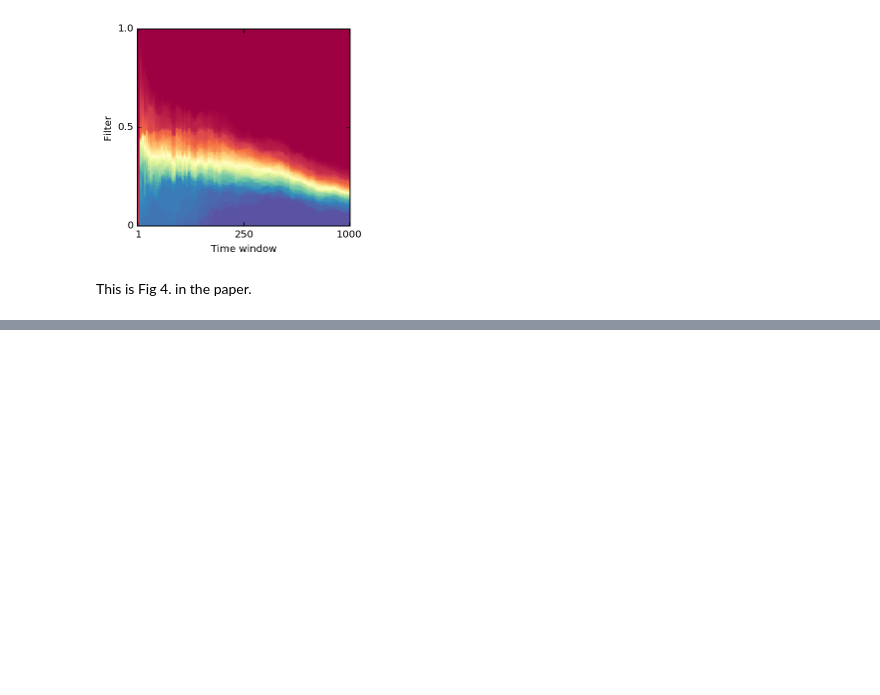
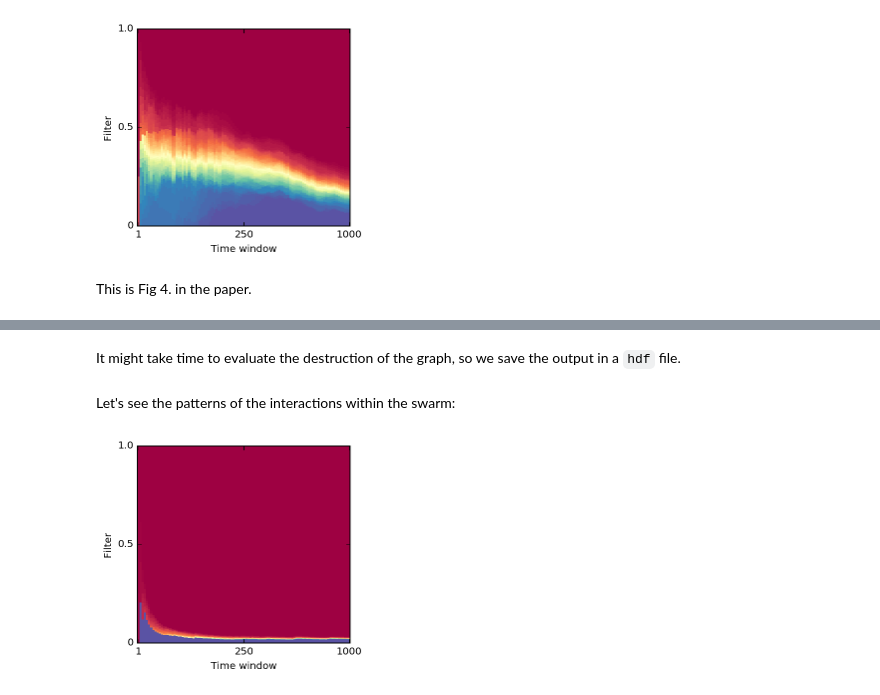
Before and after one commit to macoj/swarm_interaction_network, a Jupyter notebook: Tutorial_2.ipynb, the cells around one changed output, grey strips where cells are left out. Cells and saved outputs as stored; diff of their text form; code cells hidden in the pictures; blank space fills up the shorter version.

Commit message:
second tutorial: adding global

```diff
--- a/Tutorial_2.ipynb
+++ b/Tutorial_2.ipynb
@@ -44,0 +47,4 @@ This is Fig 4. in the paper.
+# %%
+filename = './data/global_F06_15'
+# %% [markdown]
+It might take time to evaluate the destruction of the graph, so we save the output in a ``hdf`` file.
@@ -44,0 +54,8 @@ This is Fig 4. in the paper.
+# %%
+df = pd.read_hdf(filename + "_components.hdf", 'df')
+# %% [markdown]
+Let's see the patterns of the interactions within the swarm:
+# %%
+GiantComponentDeathPlotter.giant_component_death_heatmap(df);
+# %% [output]
+[figure, added]
```
Also changed, not shown: parts of 3 cells of this notebook.
